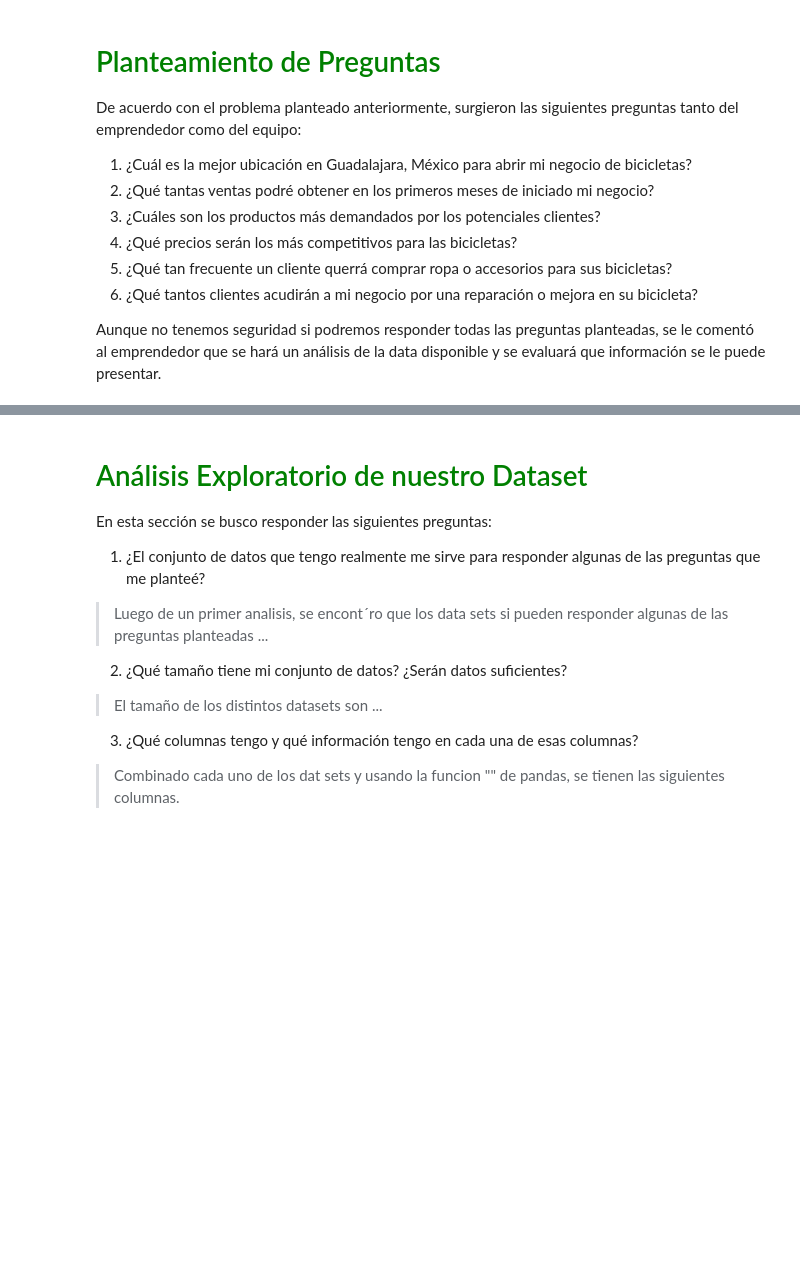
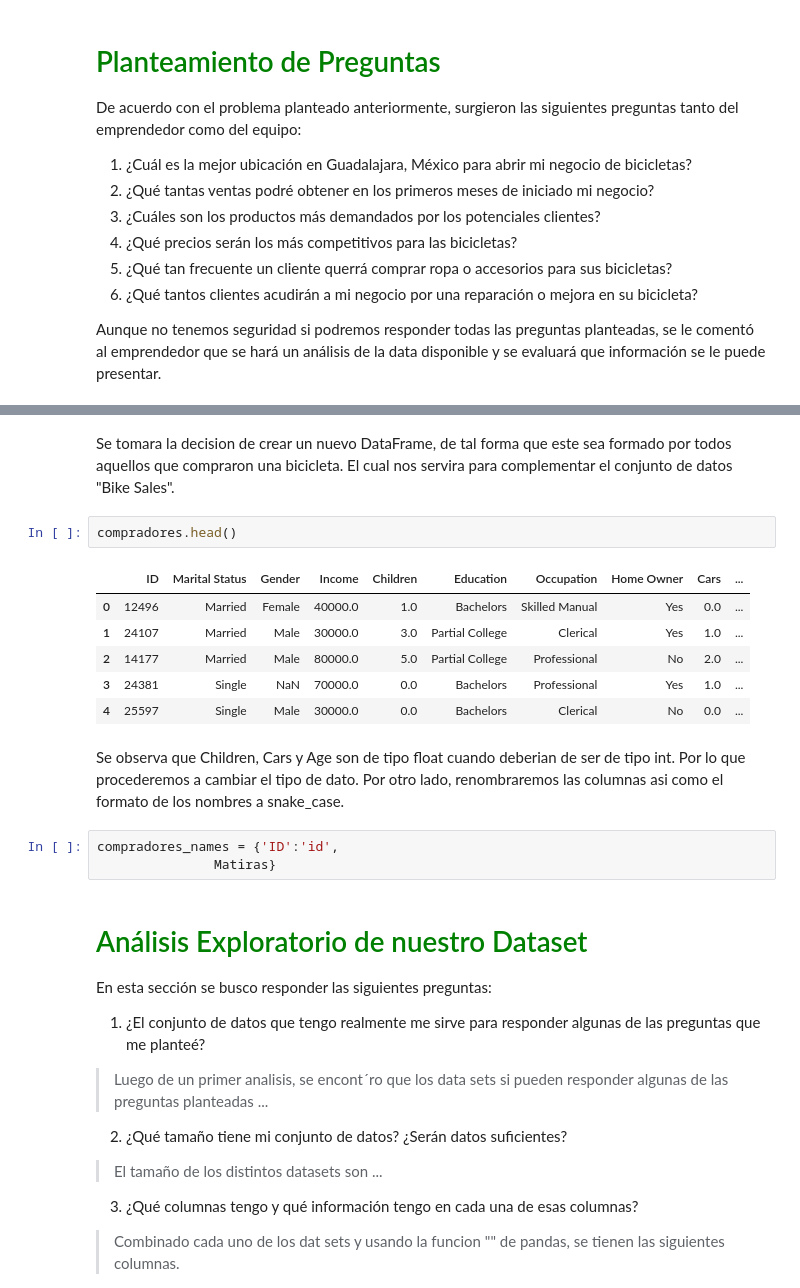
Before and after one commit to hvasquez28/g1-ds_santander-f2-team7-Phyton, a Jupyter notebook: Entrega_Final_Procesamiento_DanielTapia_LuisZanabria_NorbertoPena_HaroldVasquez/ProyectoPhytonGrupo7.ipynb, the cells around one changed output, grey strips where cells are left out. Drawn from its saved outputs; the diff is of its cells as text; blank space fills up the shorter version.

```diff
--- a/Entrega_Final_Procesamiento_DanielTapia_LuisZanabria_NorbertoPena_HaroldVasquez/ProyectoPhytonGrupo7.ipynb
+++ b/Entrega_Final_Procesamiento_DanielTapia_LuisZanabria_NorbertoPena_HaroldVasquez/ProyectoPhytonGrupo7.ipynb
@@ -60,3 +229,19 @@ Los distintos datasets que se usaron en este proyecto se obtuvieron ...
+# %% [markdown]
+Se tomara la decision de crear un nuevo DataFrame, de tal forma que este sea formado por todos aquellos que compraron una bicicleta. El cual nos servira para complementar el conjunto de datos "Bike Sales".
+# %%
+compradores.head()
+# %% [output]
+|  | ID | Marital Status | Gender | Income | Children | Education | Occupation | Home Owner | Cars | ... |
+| 0 | 12496 | Married | Female | 40000.0 | 1.0 | Bachelors | Skilled Manual | Yes | 0.0 | ... |
+| 1 | 24107 | Married | Male | 30000.0 | 3.0 | Partial College | Clerical | Yes | 1.0 | ... |
+| 2 | 14177 | Married | Male | 80000.0 | 5.0 | Partial College | Professional | No | 2.0 | ... |
+| 3 | 24381 | Single | NaN | 70000.0 | 0.0 | Bachelors | Professional | Yes | 1.0 | ... |
+| 4 | 25597 | Single | Male | 30000.0 | 0.0 | Bachelors | Clerical | No | 0.0 | ... |
+# %% [markdown]
+Se observa que Children, Cars y Age son de tipo float cuando deberian de ser de tipo int. Por lo que procederemos a cambiar el tipo de dato. Por otro lado, renombraremos las columnas asi como el formato de los nombres a snake_case.
+# %%
+compradores_names = {'ID':'id',
+               Matiras}
 # %% [markdown]
 <a id="analisis"></a>
 # <font color=green>Análisis Exploratorio de nuestro Dataset</font>
```
Also changed, not shown: parts of 28 cells of this notebook.
